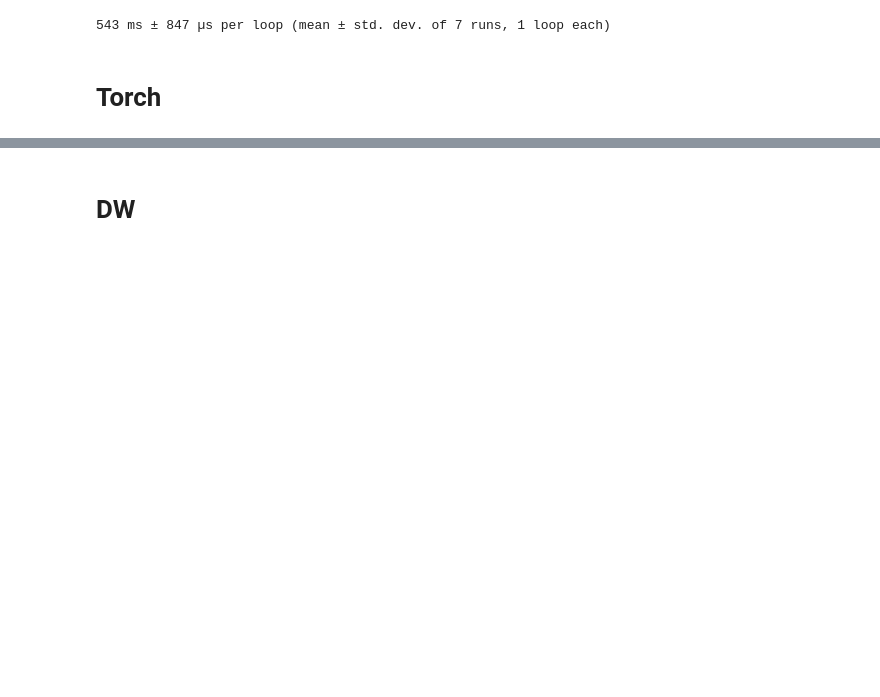
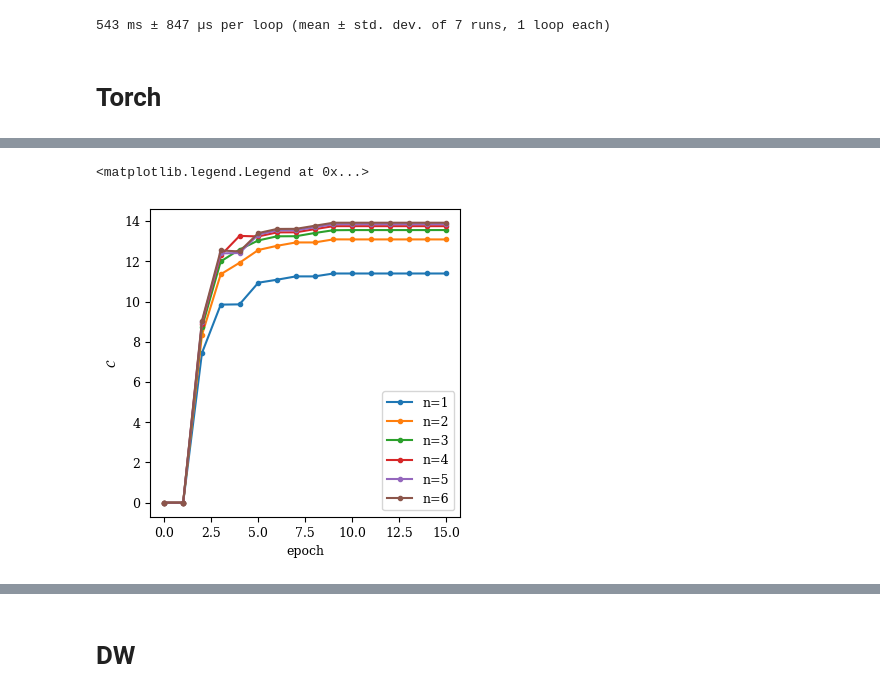
Before and after one commit to hainingpan/GTN, a Jupyter notebook: test_pytorch.ipynb, the cells around one changed output, grey strips where cells are left out. Drawn from its saved outputs; the diff is of its cells as text; code cells hidden in the pictures; blank space fills up the shorter version.

```diff
--- a/test_pytorch.ipynb
+++ b/test_pytorch.ipynb
@@ -130,0 +228,8 @@ plot_C_r(C_r.cpu()[0],ax=ax,bottomcb=False,label_pos=[None,(0,0)])
+# %%
+fig,ax=plt.subplots(figsize=(4,4))
+for n in range(1,7):
+    plot_chern([EE.cpu() for EE in EE_list[n]],ax=ax,label=f'n={n}')
+ax.legend()
+# %% [output]
+<matplotlib.legend.Legend at 0x...>
+[figure, added]
```
Also changed, not shown: parts of 36 cells of this notebook, 4 other files.
